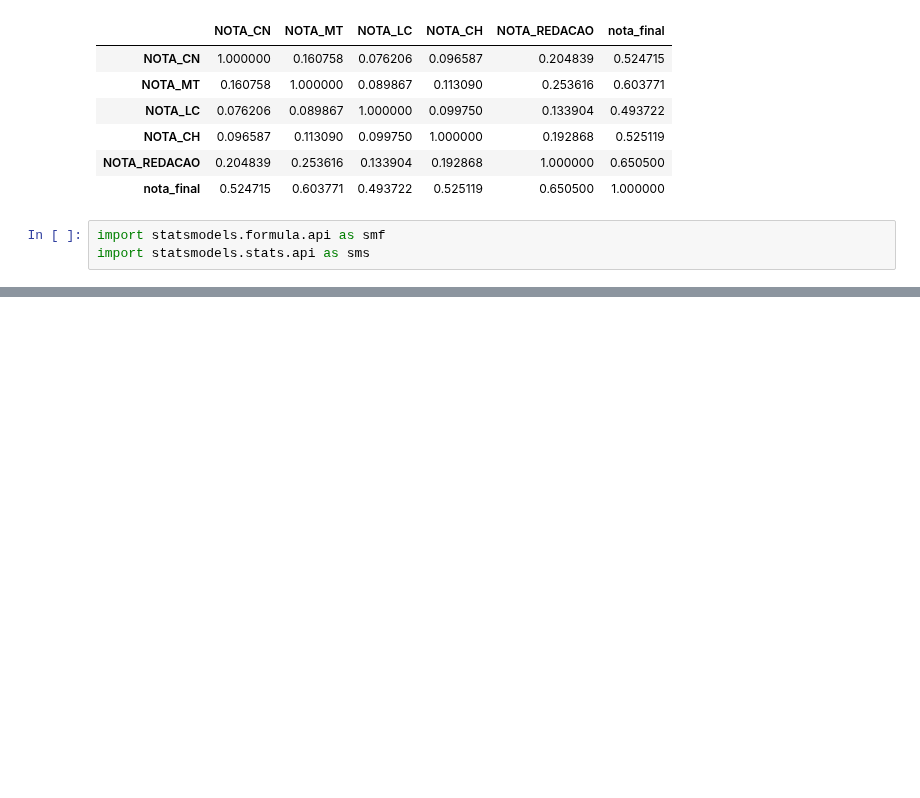
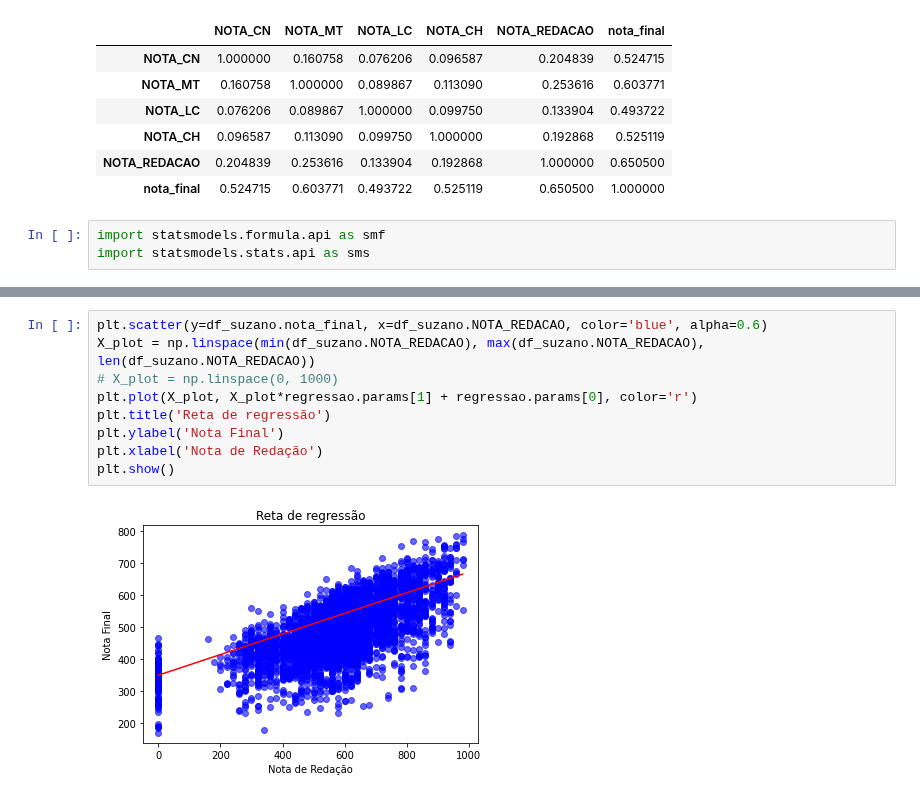
Before and after one commit to diogovaroni/DataScience-regressao-linear, a Jupyter notebook: Entrega_Aula_08_Regressão_Linear_Simples.ipynb, the cells around one changed output, grey strips where cells are left out. Drawn from its saved outputs; the diff is of its cells as text; blank space fills up the shorter version.

```diff
--- a/Entrega_Aula_08_Regressão_Linear_Simples.ipynb
+++ b/Entrega_Aula_08_Regressão_Linear_Simples.ipynb
@@ -193,3 +198,14 @@ Notes:
 [1] Standard Errors assume that the covariance matrix of the errors is correctly specified.
 [2] The condition number is large, 1.45e+03. This might indicate that there are
 strong multicollinearity or other numerical problems.
+# %%
+plt.scatter(y=df_suzano.nota_final, x=df_suzano.NOTA_REDACAO, color='blue', alpha=0.6)
+X_plot = np.linspace(min(df_suzano.NOTA_REDACAO), max(df_suzano.NOTA_REDACAO), len(df_suzano.NOTA_REDACAO))
+# X_plot = np.linspace(0, 1000)
+plt.plot(X_plot, X_plot*regressao.params[1] + regressao.params[0], color='r')
+plt.title('Reta de regressão')
+plt.ylabel('Nota Final')
+plt.xlabel('Nota de Redação')
+plt.show()
+# %% [output]
+[figure, added]
```
Also changed, not shown: parts of 4 cells of this notebook.
